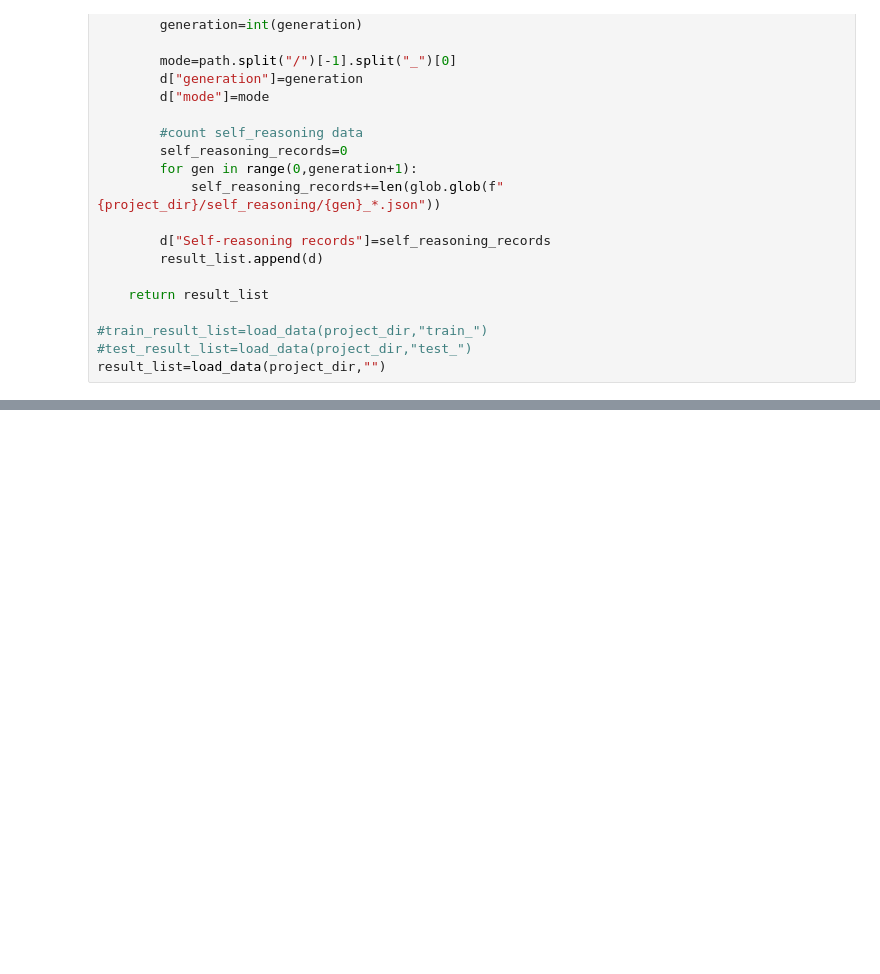
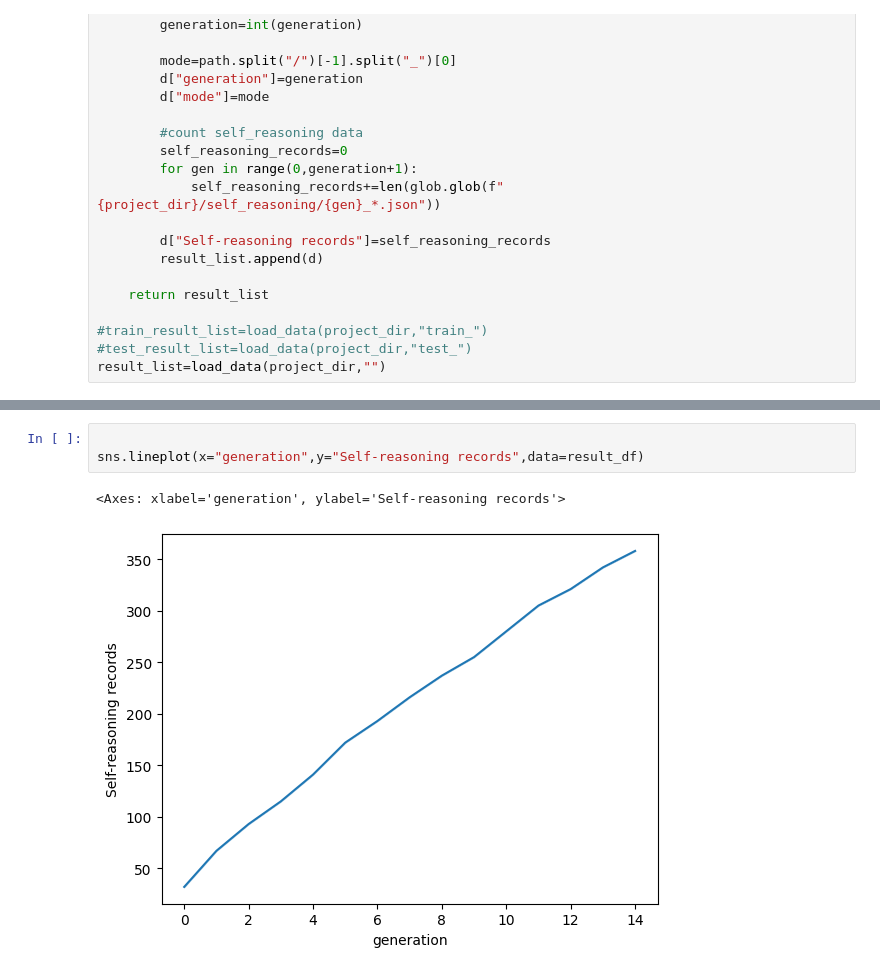
Before and after one commit to KanHatakeyama/LLMChem, a Jupyter notebook: 240118Analyze_self_learning.ipynb, the cells around one changed output, grey strips where cells are left out. Saved outputs shown, nothing was run; the diff lists cells and outputs as text; blank space fills up the shorter version.

```diff
--- a/240118Analyze_self_learning.ipynb
+++ b/240118Analyze_self_learning.ipynb
@@ -74,0 +75,6 @@ sns.lineplot(x="Self-reasoning records",y="MSE",hue="mode",data=result_df)
+# %%
+
+sns.lineplot(x="generation",y="Self-reasoning records",data=result_df)
+# %% [output]
+<Axes: xlabel='generation', ylabel='Self-reasoning records'>
+[figure, added]
```
Also changed, not shown: parts of 3 cells of this notebook, 38 other files.
